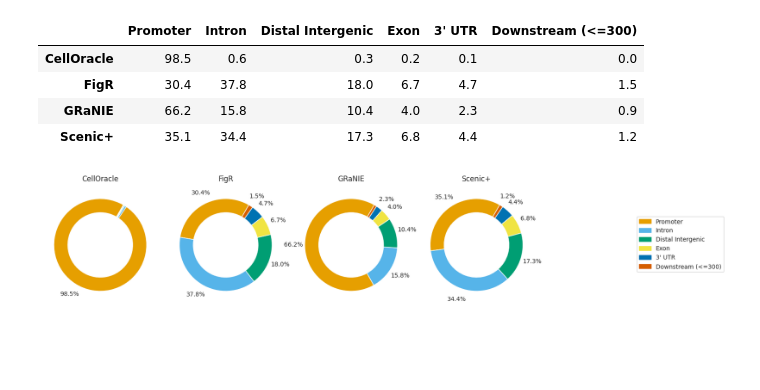
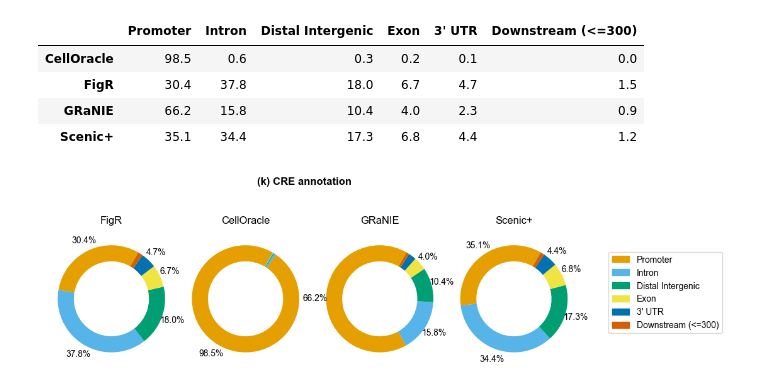
Before and after one commit to janursa/grn_benchmark, a Jupyter notebook: notebooks/explanatory_analysis.ipynb, the cells around one changed output. Drawn from its saved outputs; the diff is of its cells as text; code cells hidden in the pictures; blank space fills up the shorter version.

```diff
--- a/notebooks/explanatory_analysis.ipynb
+++ b/notebooks/explanatory_analysis.ipynb
@@ -363,25 +370,23 @@ for name, obj in exp_objs_dict.items():
 # %%
 colors = sns.color_palette()
 # Data preparation
-data = ratio_in_skeleton_dict
-models = list(data.keys())
-positive_r = [p for p in data.values()]
-negative_r = [1 - p for p in data.values()]
+models = list(ratio_in_skeleton_dict.keys())
+in_promotor_r = [p for p in ratio_in_promotor_dict.values()]
+in_skeleton_r = [p for p in ratio_in_skeleton_dict.values()]
+in_enhancer_r = list(np.array(in_skeleton_r)-np.array(in_promotor_r))
+not_in_skeleton_r = [1 - p for p in ratio_in_skeleton_dict.values()]
 
 # Create a DataFrame suitable for Seaborn
 df = pd.DataFrame({
-    'Model': models * 2,  # Repeat model names for both 'In skeleton' and 'Not in skeleton'
-    'Ratio': positive_r + negative_r,  # Concatenate the positive and negative ratios
-    'Skeleton Status': ['Present'] * len(models) + ['Not present'] * len(models)  # Label for each bar
+    'Model': models * 3,  # Repeat model names for both 'In skeleton' and 'Not in skeleton'
+    'Ratio': in_promotor_r + in_enhancer_r + not_in_skeleton_r ,  # Concatenate the positive and negative ratios
+    'Skeleton Status': ['Promotor based'] * len(models) +  ['Enhancer based'] * len(models) + ['Not present'] * len(models)  # Label for each bar
 })
 
-# Set Seaborn theme
-sns.set(style="whitegrid")
-
 # Create bar plot using Seaborn
-fig, ax = plt.subplots(1, 1, figsize=(6, 3))
+fig, ax = plt.subplots(1, 1, figsize=(6.5, 4))
 g = sns.barplot(x='Model', y='Ratio', hue='Skeleton Status', data=df, width=.8,
-            palette=[colors[2], colors[5]], ax=ax)
+            palette=colors_blind, ax=ax)
 
 # Customize labels and ticks
 ax.set_ylabel('Ratio')
@@ -394,8 +399,9 @@ sns.despine(ax=ax, top=True, right=True)
 ax.legend(frameon=False, loc=(1, .6))
 g.axes.margins(x=0.05)
 g.axes.set_xlabel('')
+ax.set_title('(f) Links in the skeleton', pad=20, fontsize=12, fontweight='bold')
+
 # Adjust layout
-# plt.tight_layout()
-ax.set_title('Ratio of links present in the skeleton', pad=10)
+plt.tight_layout()
 plt.savefig(f'{results_folder}/explanatory_analysis/figs/in_skeleton.png', dpi=300, transparent=True)
 # %% [output]
@@ -454,7 +425,7 @@ if True:
         values = exp_objs_dict[name].peak_gene.in_deg.degree.values
         obj.plot_cumulative_density(values, title=name, x_label='Count of CREs', ax=ax, linestyle=linestyle_map_methods[name], c=color_map_methods[name], alpha=1, label=name)
     ax.legend(frameon=False,  loc=(.3, .2))
-    ax.set_title('In-degree centrality: CRE-gene', pad=20)
+    ax.set_title('(j) In-degree centrality: CRE-gene', pad=20, fontsize=12, fontweight='bold')
 
-    fig.savefig(f'{results_folder}/explanatory_analysis/figs/centrality_peakgene.png', dpi=300, transparent=True)
+    fig.savefig(f'{results_folder}/explanatory_analysis/figs/centrality_peakgene.png', dpi=300, transparent=True,  bbox_inches='tight')
 # %% [output]
@@ -559,41 +531,44 @@ peak_annotation_df
 | FigR | 30.4 | 37.8 | 18.0 | 6.7 | 4.7 | 1.5 |
 | GRaNIE | 66.2 | 15.8 | 10.4 | 4.0 | 2.3 | 0.9 |
 | Scenic+ | 35.1 | 34.4 | 17.3 | 6.8 | 4.4 | 1.2 |
+# %%
+peak_annotation_df = peak_annotation_df.reindex(['FigR', 'CellOracle', 'GRaNIE', 'Scenic+'])
 # %%
 import matplotlib.patches as mpatches
 import matplotlib.pyplot as plt
 import numpy as np
 
 # Create subplots with adjusted width ratios
-fig, axes = plt.subplots(1, len(peak_annotation_df.index), figsize=(16, 3.5))
+fig, axes = plt.subplots(1, len(peak_annotation_df.index), figsize=(11, 4))
 startangle = 60
 
 # Iterate over pie charts
 for i, (ax, idx) in enumerate(zip(axes, peak_annotation_df.index)):
     ax.set_title(idx, fontsize=12, pad=10)
     counts = peak_annotation_df.loc[idx]
     wedges, _ = ax.pie(counts, colors=colors_blind, wedgeprops=dict(width=0.3), startangle=startangle)
 
     for j, wedge in enumerate(wedges):
-        if counts[j] == 0 or counts[j] < 1:  # Skip annotation for values less than 1%
+        if counts[j] == 0 or counts[j] < 4:  # Skip annotation for values less than 1%
             continue
         # Calculate angle and position for the annotation
         ang = (wedge.theta2 - wedge.theta1) / 2 + wedge.theta1
         x = np.cos(np.deg2rad(ang))
         y = np.sin(np.deg2rad(ang))
-        ax.annotate(f'{counts[j]:.1f}%', xy=(x, y), xytext=(1.25*x, 1.25*y),
+        ax.annotate(f'{counts[j]:.1f}%', xy=(x, y), xytext=(1.2*x, 1.2*y),
                     ha="center", va="center", fontsize=10,
                     bbox=dict(boxstyle="round,pad=0.3", fc="none", ec="none"))
 
 # Adjust spacing and add legend
-plt.subplots_adjust(wspace=-.2)
+plt.subplots_adjust(wspace=0)
 
 # Create a single legend outside the pie charts
 patches = [mpatches.Patch(color=color, label=name) for color, name in zip(colors_blind, peak_annotation_df.columns)]
-fig.legend(handles=patches, loc='center right', bbox_to_anchor=(1.15, 0.5), fontsize=10)
+fig.legend(handles=patches, loc='center right', bbox_to_anchor=(1.11, 0.52), fontsize=10)
 
+fig.suptitle('(k) CRE annotation', fontsize=12, fontweight='bold')
 # Save figure
 fig.savefig(f'{results_folder}/explanatory_analysis/figs/peak_annotation.png', dpi=300, transparent=True, bbox_inches='tight')
 plt.show()
 # %% [output]
-[figure, old version]
+[figure, new version]
```
Also changed, not shown: parts of 19 cells of this notebook, 44 other files.
